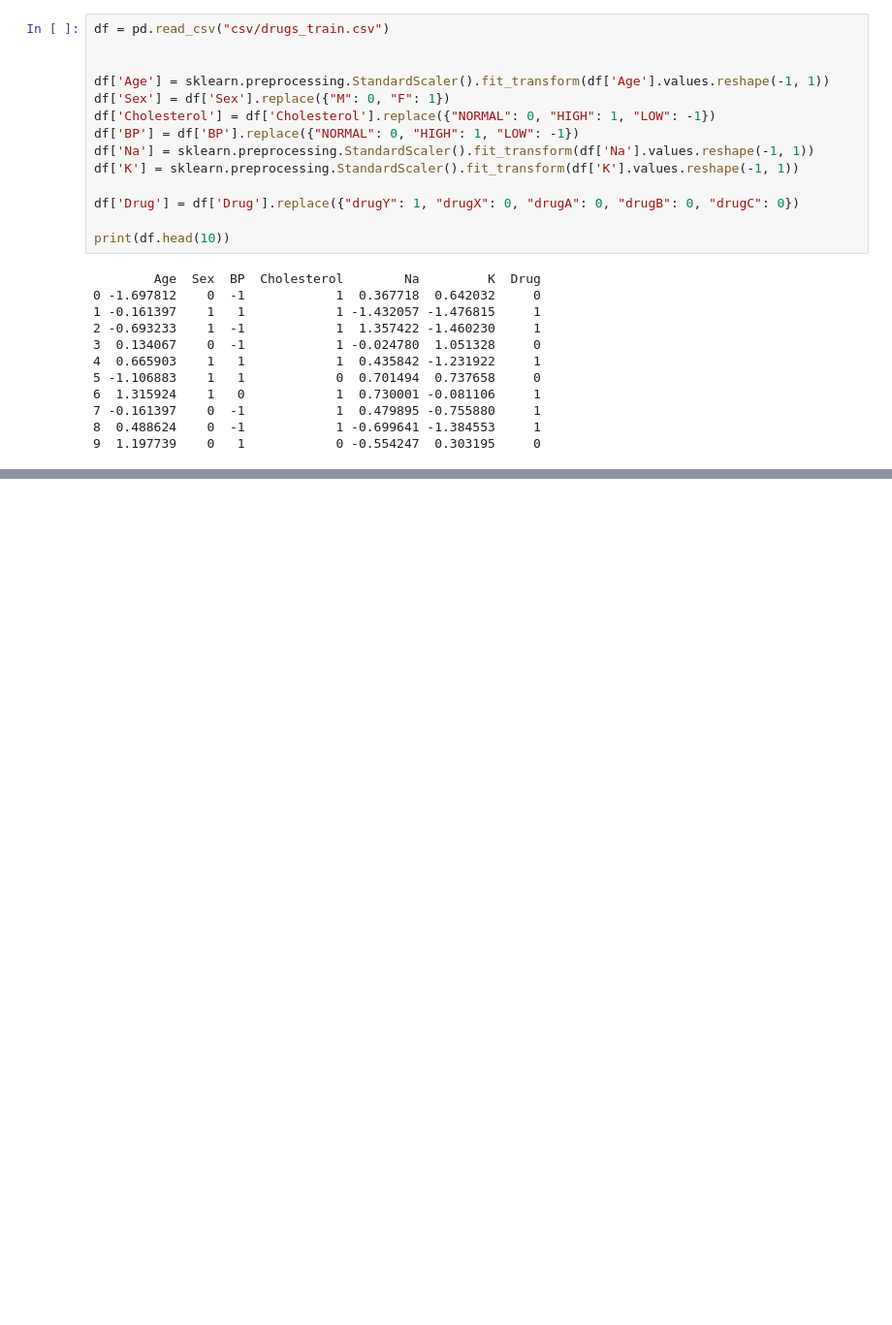
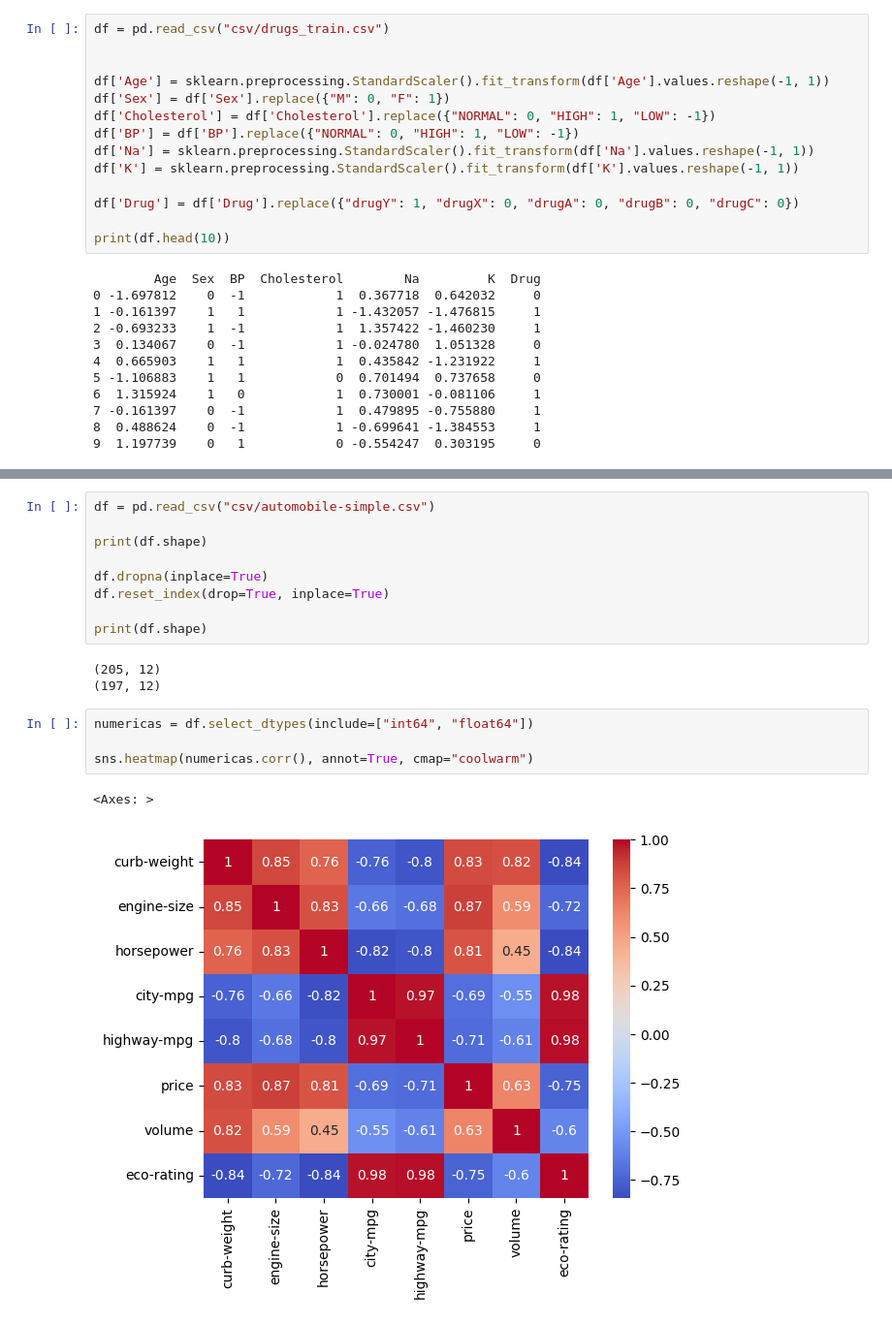
Before and after one commit to Kelisei/4to-anio-unlp-sistemas, a Jupyter notebook: deeplearning/practica2.ipynb, the cells around one changed output, grey strips where cells are left out. Shown: that part at 97% size. Saved outputs shown, nothing was run; the diff lists cells and outputs as text; blank space fills up the shorter version.

```diff
--- a/deeplearning/practica2.ipynb
+++ b/deeplearning/practica2.ipynb
@@ -389,0 +582,19 @@ aciertos = 160
+# %%
+df = pd.read_csv("csv/automobile-simple.csv")
+
+print(df.shape)
+
+df.dropna(inplace=True)
+df.reset_index(drop=True, inplace=True)
+
+print(df.shape)
+# %% [output]
+(205, 12)
+(197, 12)
+# %%
+numericas = df.select_dtypes(include=["int64", "float64"])
+
+sns.heatmap(numericas.corr(), annot=True, cmap="coolwarm")
+# %% [output]
+<Axes: >
+[figure, added]
```
Also changed, not shown: parts of 13 cells of this notebook, 2 other files.
